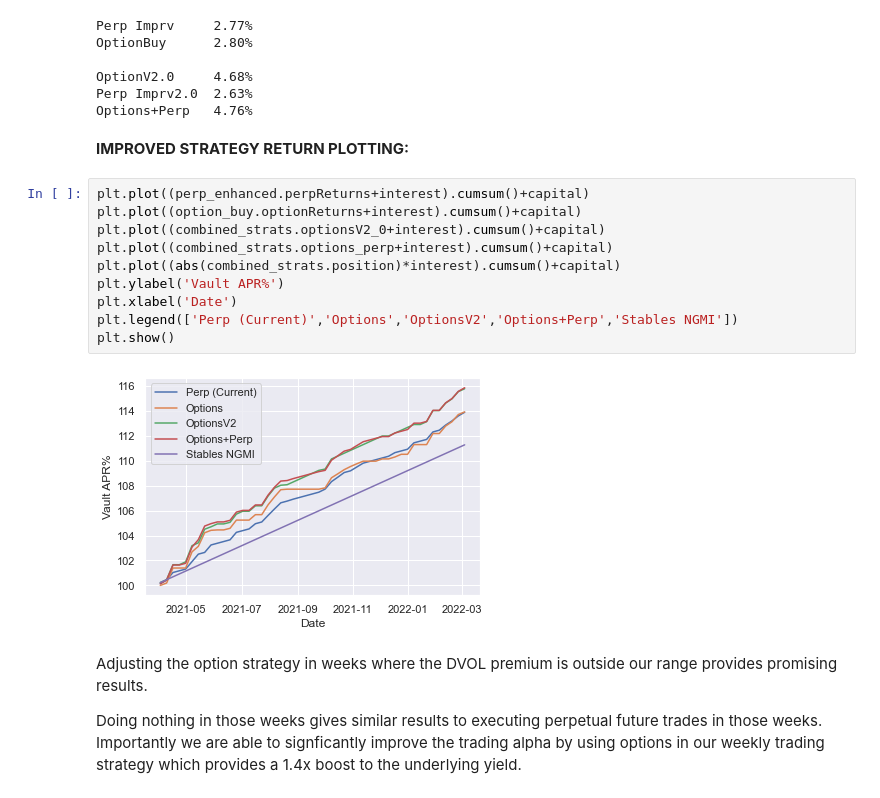
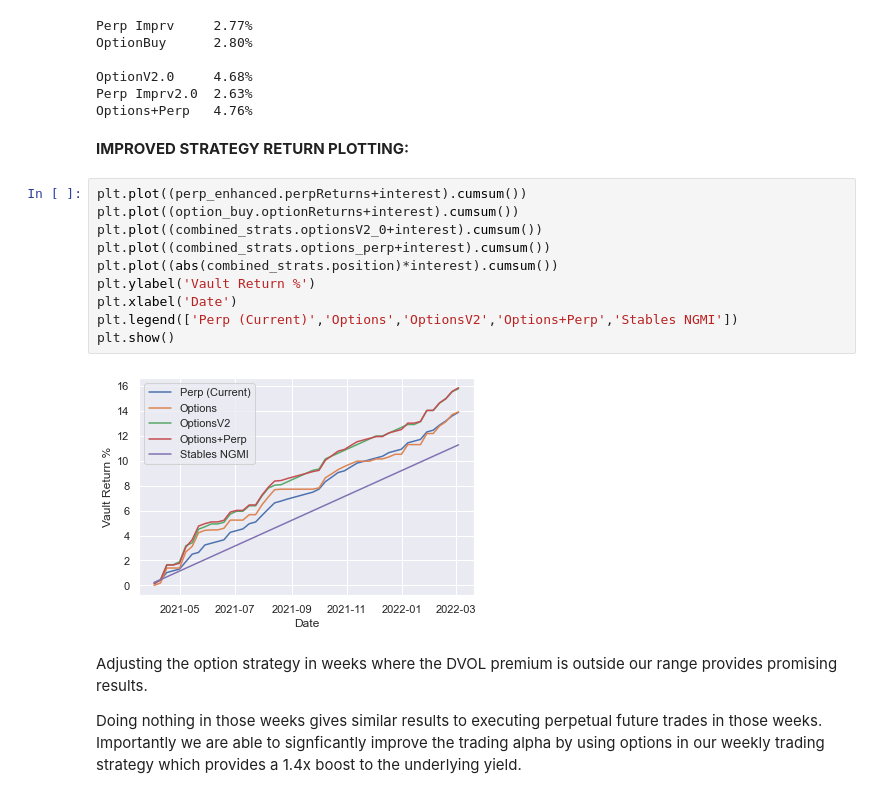
Before and after one commit to Brahma-fi/protected_moonshot_backtester, a Jupyter notebook: moonshots_vip001.ipynb, the cells around one changed output. Cells and saved outputs as stored; diff of their text form.

```diff
--- a/moonshots_vip001.ipynb
+++ b/moonshots_vip001.ipynb
@@ -286,20 +286,20 @@ OptionBuy      2.80%
 OptionV2.0     4.68%
 Perp Imprv2.0  2.63%
 Options+Perp   4.76%
-# %% [markdown]
-__IMPROVED STRATEGY RETURN PLOTTING:__
-# %%
-plt.plot((perp_enhanced.perpReturns+interest).cumsum()+capital)
-plt.plot((option_buy.optionReturns+interest).cumsum()+capital)
-plt.plot((combined_strats.optionsV2_0+interest).cumsum()+capital)
-plt.plot((combined_strats.options_perp+interest).cumsum()+capital)
-plt.plot((abs(combined_strats.position)*interest).cumsum()+capital)
-plt.ylabel('Vault APR%')
-plt.xlabel('Date')
-plt.legend(['Perp (Current)','Options','OptionsV2','Options+Perp','Stables NGMI'])
-plt.show()
-# %% [output]
-[figure, removed]
+# %% [markdown]
+__IMPROVED STRATEGY RETURN PLOTTING:__
+# %%
+plt.plot((perp_enhanced.perpReturns+interest).cumsum())
+plt.plot((option_buy.optionReturns+interest).cumsum())
+plt.plot((combined_strats.optionsV2_0+interest).cumsum())
+plt.plot((combined_strats.options_perp+interest).cumsum())
+plt.plot((abs(combined_strats.position)*interest).cumsum())
+plt.ylabel('Vault Return %')
+plt.xlabel('Date')
+plt.legend(['Perp (Current)','Options','OptionsV2','Options+Perp','Stables NGMI'])
+plt.show()
+# %% [output]
+[figure, added]
 # %% [markdown]
 Adjusting the option strategy in weeks where the DVOL premium is outside our range provides promising results.
 
```
